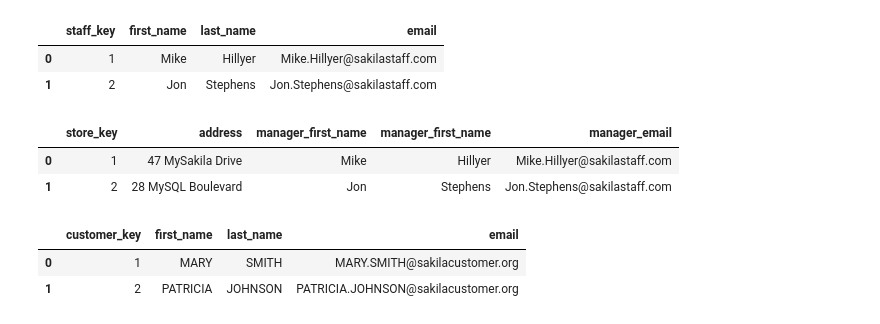
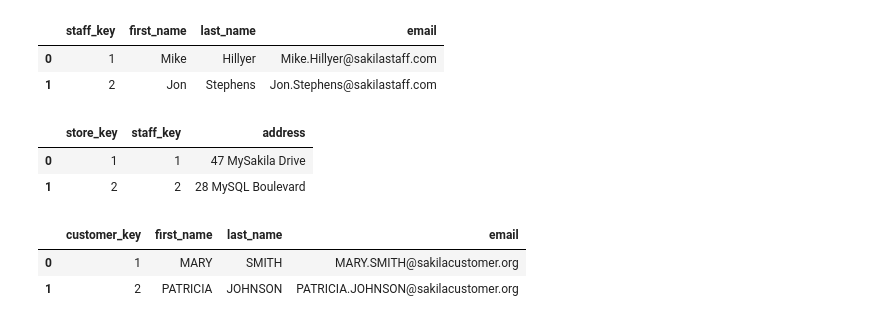
Before and after one commit to GarrettBurroughs/ds2002midterm, a Jupyter notebook: notebook/midterm.ipynb, the cells around one changed output. Cells and saved outputs as stored; diff of their text form; code cells hidden in the pictures.

```diff
--- a/notebook/midterm.ipynb
+++ b/notebook/midterm.ipynb
@@ -148,18 +168,18 @@ dim_staff_df.head(2)
 | 1 | 2 | Jon | Stephens | Jon.Stephens@sakilastaff.com |
 # %%
 dim_stores_df = stores_df.rename(columns={"store_id": "store_key", "manager_staff_id": "staff_key"})
-dim_stores_df.fact_stores_df = pd.merge(fact_stores_df, fact_staff_df, on="staff_key", how='inner')
+dim_stores_df.fact_stores_df = pd.merge(dim_stores_df, dim_staff_df, on="staff_key", how='inner')
 dim_stores_df.fact_stores_df.drop(['staff_key'], axis=1, inplace=True)
 dim_stores_df.rename(columns={
     "first_name": "manager_first_name",
     "last_name": "manager_first_name",
     "email": "manager_email"
 }, inplace=True)
 dim_stores_df.head()
 # %% [output]
-|  | store_key | address | manager_first_name | manager_first_name | manager_email |
-| 0 | 1 | 47 MySakila Drive | Mike | Hillyer | Mike.Hillyer@sakilastaff.com |
-| 1 | 2 | 28 MySQL Boulevard | Jon | Stephens | Jon.Stephens@sakilastaff.com |
+|  | store_key | staff_key | address |
+| 0 | 1 | 1 | 47 MySakila Drive |
+| 1 | 2 | 2 | 28 MySQL Boulevard |
 # %%
 dim_customers_df = customers_df.rename(columns={"customer_id":"customer_key"})
 dim_customers_df.drop([
```
Also changed, not shown: parts of 17 cells of this notebook, 2 other files.
